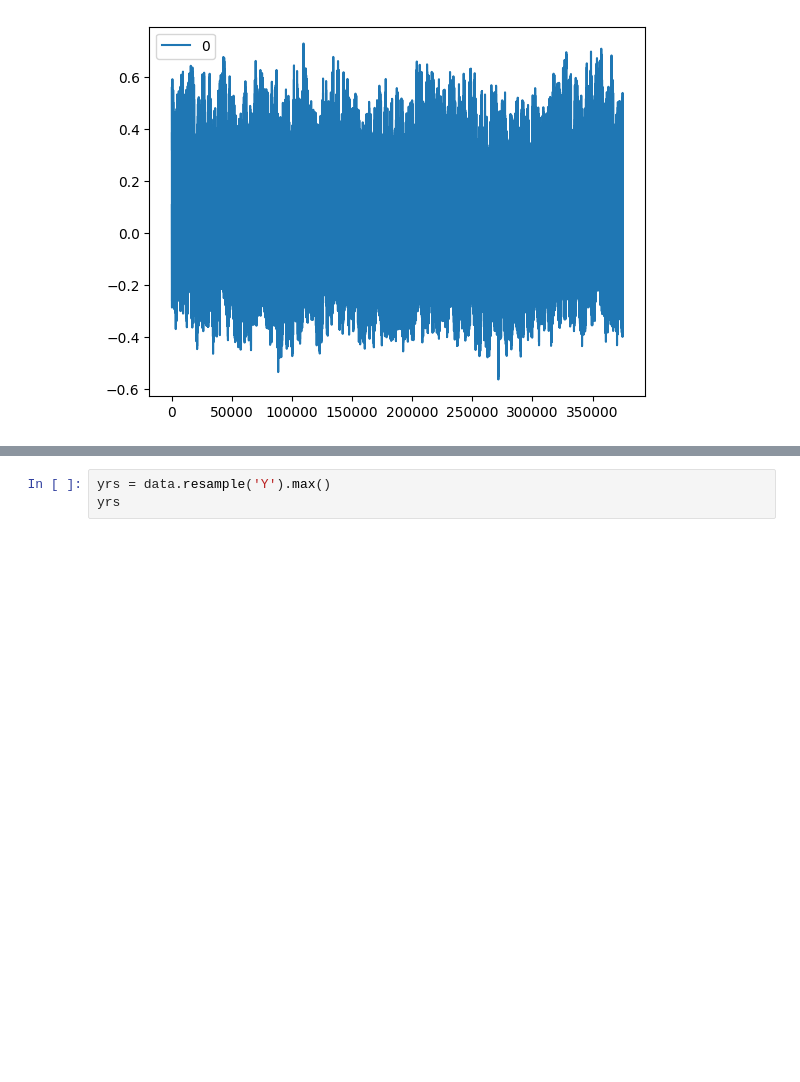
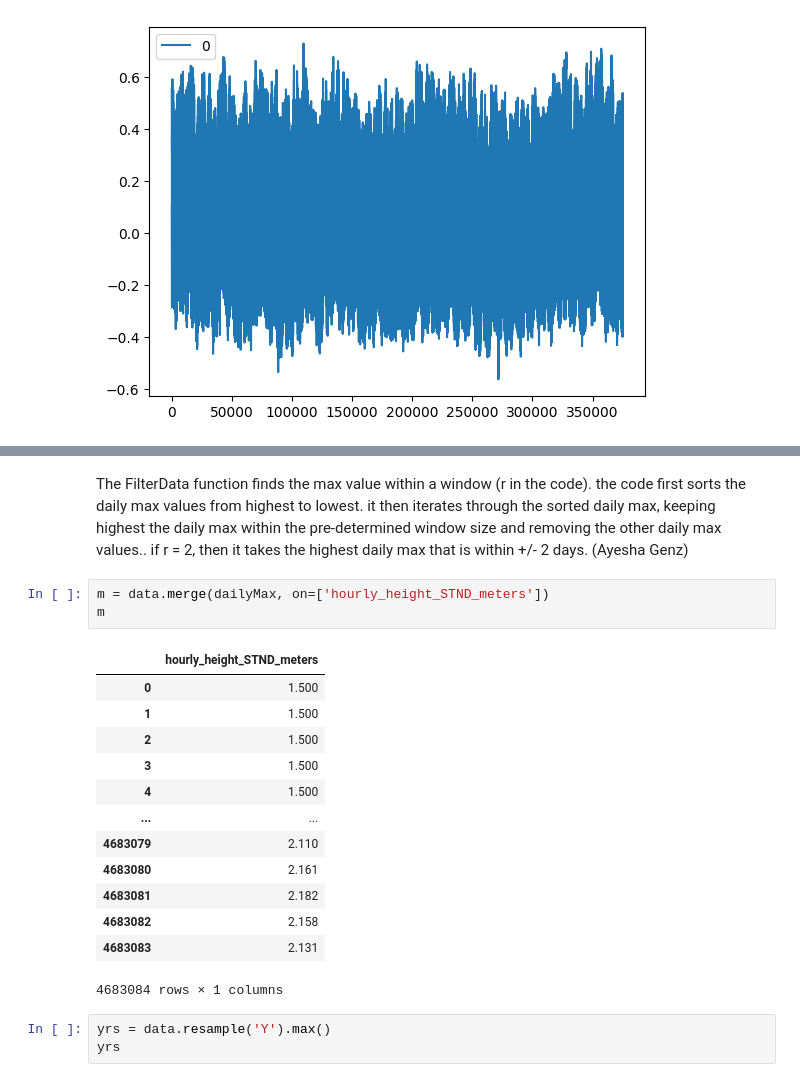
Before and after one commit to asascience/ncdis, a Jupyter notebook: dataprep/dataprep.ipynb, the cells around one changed output, grey strips where cells are left out. Cells and saved outputs as stored; diff of their text form; blank space fills up the shorter version.

```diff
--- a/dataprep/dataprep.ipynb
+++ b/dataprep/dataprep.ipynb
@@ -84,3 +134,22 @@ d
+# %% [markdown]
+The FilterData function finds the max value within a window (r in the code).  the code first sorts the daily max values from highest to lowest.  it then iterates through the sorted daily max, keeping highest the daily max within the pre-determined window size and removing the other daily max values..  if r = 2, then it takes the highest daily max that is within +/- 2 days. (Ayesha Genz)
+# %%
+m = data.merge(dailyMax, on=['hourly_height_STND_meters'])
+m
+# %% [output]
+|  | hourly_height_STND_meters |
+| 0 | 1.500 |
+| 1 | 1.500 |
+| 2 | 1.500 |
+| 3 | 1.500 |
+| 4 | 1.500 |
+| ... | ... |
+| 4683079 | 2.110 |
+| 4683080 | 2.161 |
+| 4683081 | 2.182 |
+| 4683082 | 2.158 |
+| 4683083 | 2.131 |
+4683084 rows × 1 columns
 # %%
 yrs = data.resample('Y').max()
 yrs
```
Also changed, not shown: parts of 5 cells of this notebook.
